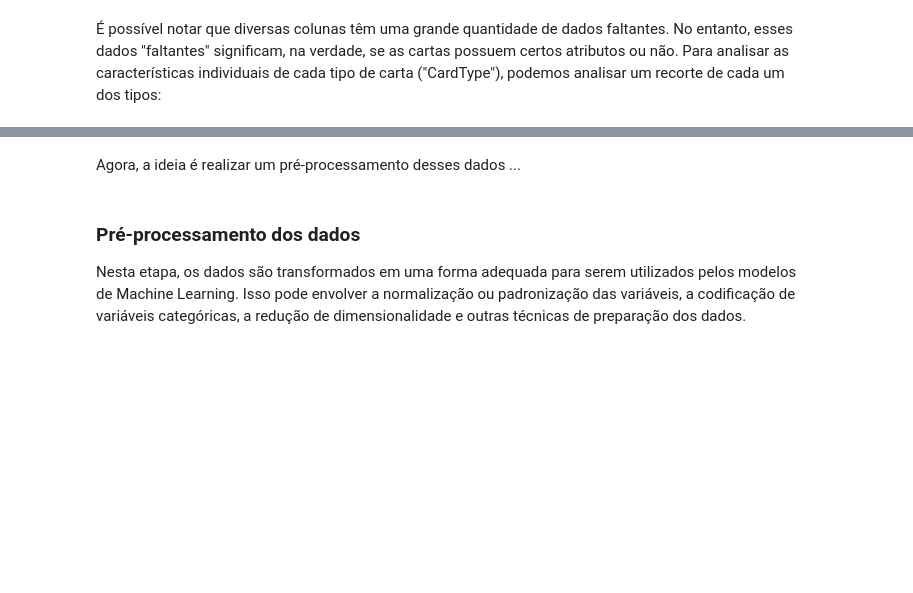
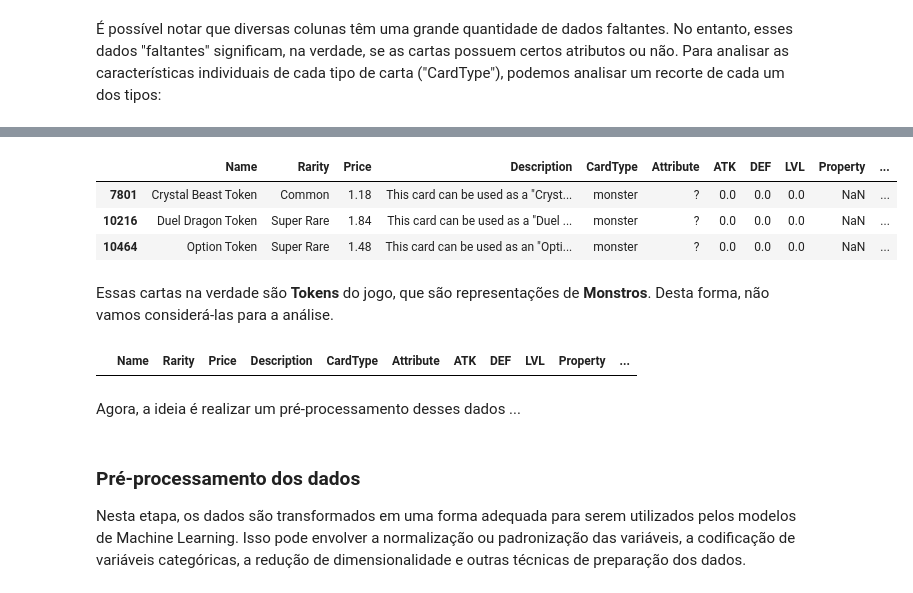
Before and after one commit to Marcompp/MachineLearningFinal, a Jupyter notebook: Relatorio-Final.ipynb, the cells around one changed output, grey strips where cells are left out. Saved outputs shown, nothing was run; the diff lists cells and outputs as text; code cells hidden in the pictures; blank space fills up the shorter version.

```diff
--- a/Relatorio-Final.ipynb
+++ b/Relatorio-Final.ipynb
@@ -103,0 +155,10 @@ Desta forma, é possível inferir a seguinte relação dos tipos de cartas para
+# %%
+anomalias_interrogacao = df[df["CardType"] == "monster"][df["Attribute"] == "?"]
+anomalias_interrogacao
+# %% [output]
+|  | Name | Rarity | Price | Description | CardType | Attribute | ATK | DEF | LVL | Property | ... |
+| 7801 | Crystal Beast Token | Common | 1.18 | This card can be used as a "Cryst... | monster | ? | 0.0 | 0.0 | 0.0 | NaN | ... |
+| 10216 | Duel Dragon Token | Super Rare | 1.84 | This card can be used as a "Duel ... | monster | ? | 0.0 | 0.0 | 0.0 | NaN | ... |
+| 10464 | Option Token | Super Rare | 1.48 | This card can be used as an "Opti... | monster | ? | 0.0 | 0.0 | 0.0 | NaN | ... |
+# %% [markdown]
+Essas cartas na verdade são **Tokens** do jogo, que são representações de **Monstros**. Desta forma, não vamos considerá-las para a análise.
@@ -104,3 +168,7 @@ Desta forma, é possível inferir a seguinte relação dos tipos de cartas para
+# %%
+df[df["MonsterType"] == "Normal"]
+# %% [output]
+|  | Name | Rarity | Price | Description | CardType | Attribute | ATK | DEF | LVL | Property | ... |
 # %% [markdown]
 Agora, a ideia é realizar um pré-processamento desses dados ...
 # %% [markdown]
```
Also changed, not shown: parts of 9 cells of this notebook.
